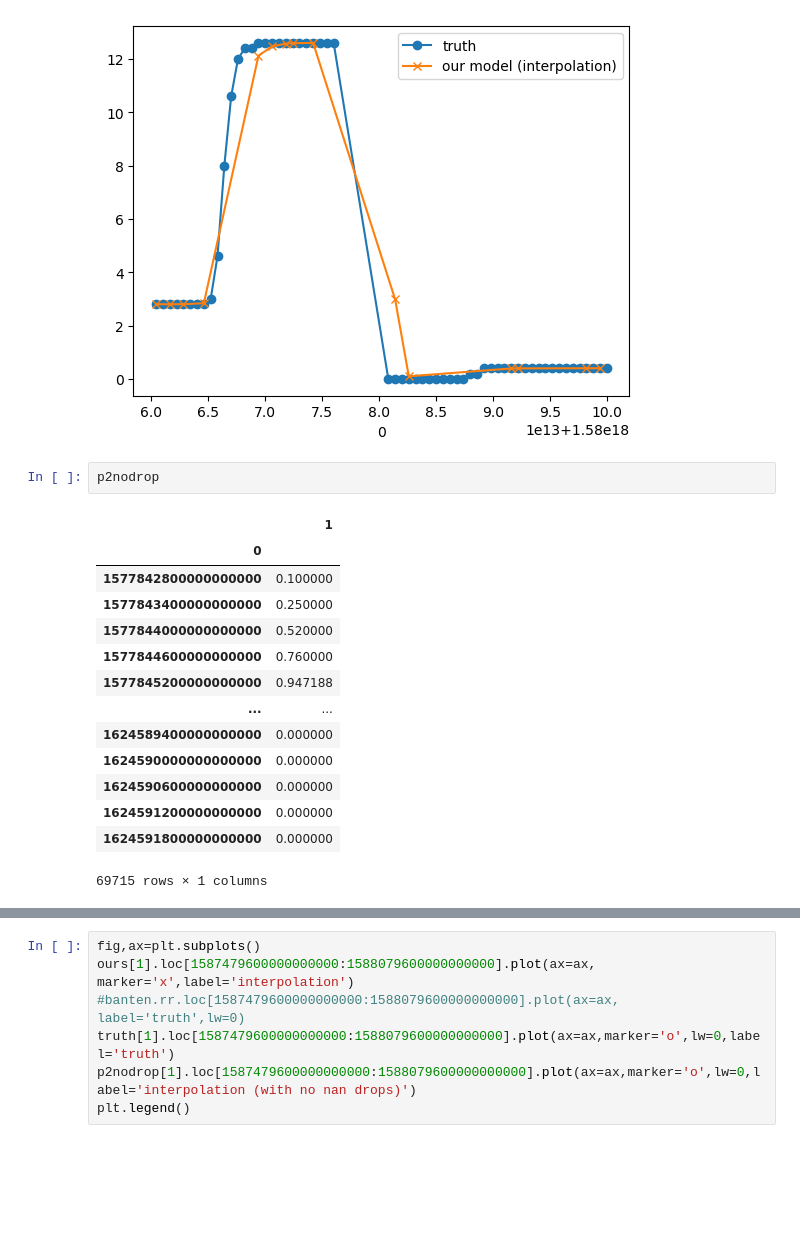
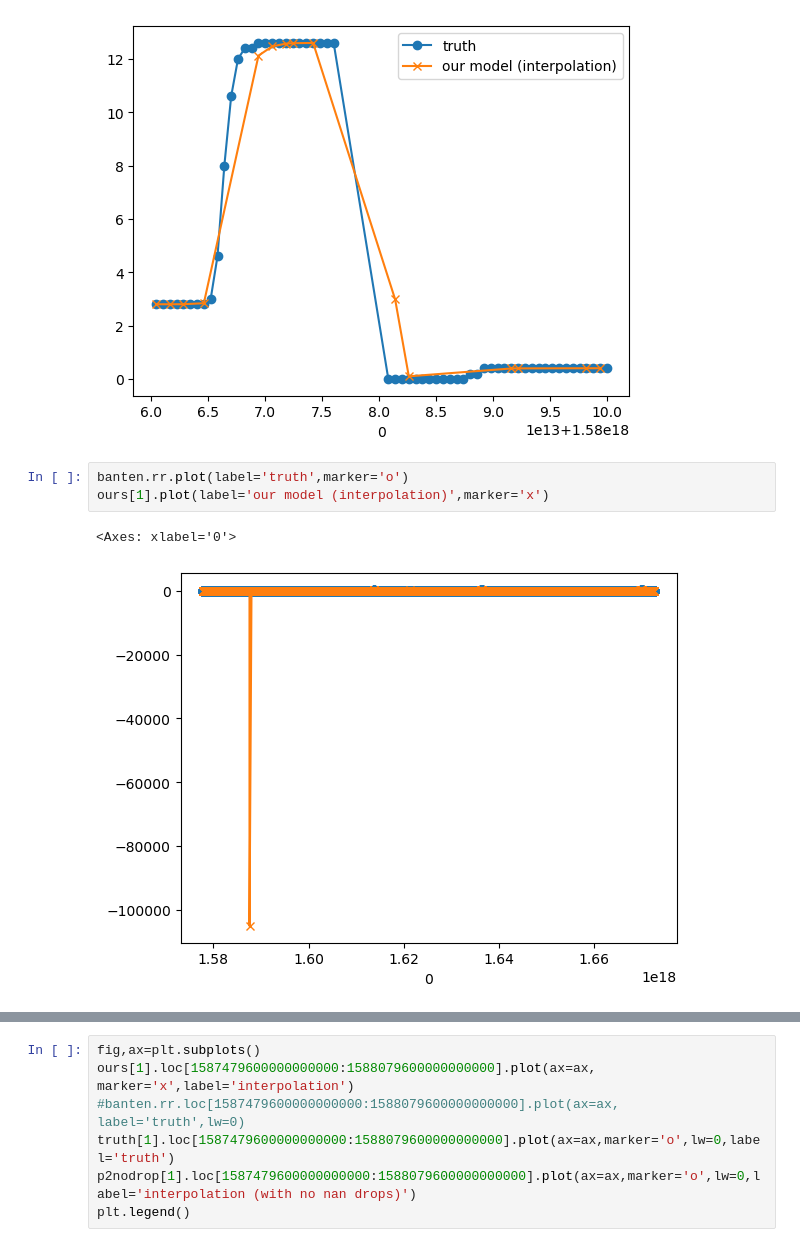
Before and after one commit to UmarZein/idv, a Jupyter notebook: autoencoder.ipynb, the cells around one changed output, grey strips where cells are left out. Cells and saved outputs as stored; diff of their text form; blank space fills up the shorter version.

```diff
--- a/main.ipynb
+++ b/autoencoder.ipynb
@@ -124,19 +120,8 @@ plt.legend()
 <matplotlib.legend.Legend at 0x...>
 [figure]
 # %%
-p2nodrop
+banten.rr.plot(label='truth',marker='o')
+ours[1].plot(label='our model (interpolation)',marker='x')
 # %% [output]
-|  | 1 |
-| 0 |  |
-| 1577842800000000000 | 0.100000 |
-| 1577843400000000000 | 0.250000 |
-| 1577844000000000000 | 0.520000 |
-| 1577844600000000000 | 0.760000 |
-| 1577845200000000000 | 0.947188 |
-| ... | ... |
-| 1624589400000000000 | 0.000000 |
-| 1624590000000000000 | 0.000000 |
-| 1624590600000000000 | 0.000000 |
-| 1624591200000000000 | 0.000000 |
-| 1624591800000000000 | 0.000000 |
-69715 rows × 1 columns
+<Axes: xlabel='0'>
+[figure, added]
```
Also changed, not shown: parts of 19 cells of this notebook.
